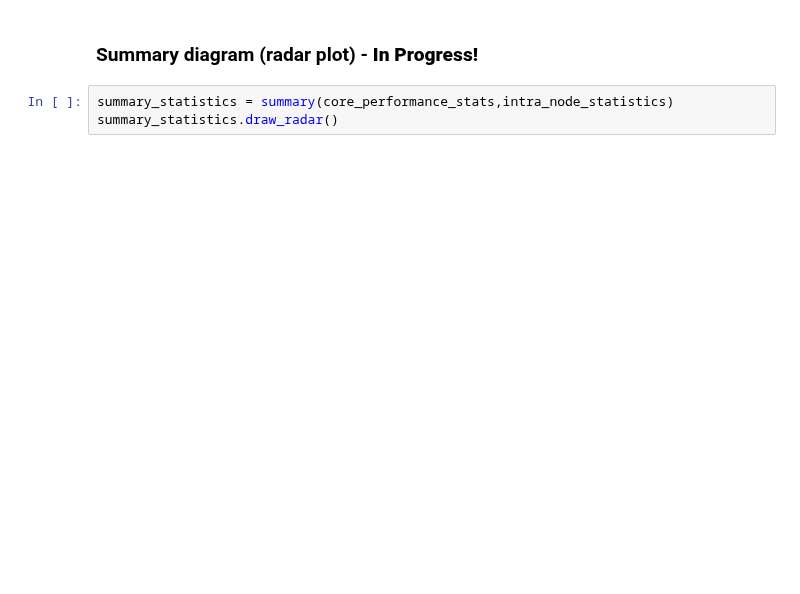
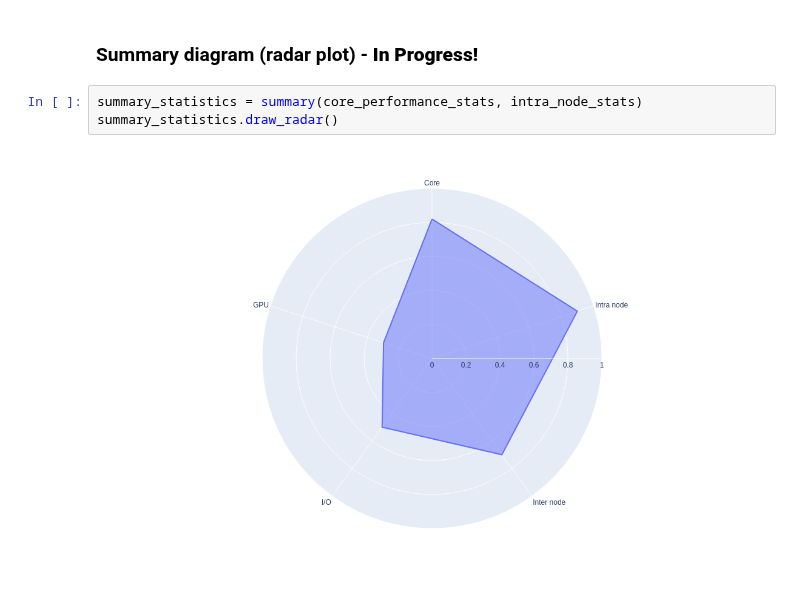
Before and after one commit to taflynn/high-level-notebook, a Jupyter notebook: report.ipynb, the cells around one changed output. Drawn from its saved outputs; the diff is of its cells as text; blank space fills up the shorter version.

```diff
--- a/report.ipynb
+++ b/report.ipynb
@@ -196,8 +214,10 @@ io_statistics.io_perf_table()
 # %% [markdown]
 ### Summary diagram (radar plot) - **In Progress!**
 # %%
-summary_statistics = summary(core_performance_stats,intra_node_statistics)
+summary_statistics = summary(core_performance_stats, intra_node_stats)
 summary_statistics.draw_radar()
+# %% [output]
+[figure, added]
 # %% [markdown]
 This project has received funding through the UKRI Digital Research Infrastructure Programme under grant UKRI1801 (SHAREing)
 
```
Also changed, not shown: parts of 10 cells of this notebook, 2 other files.
